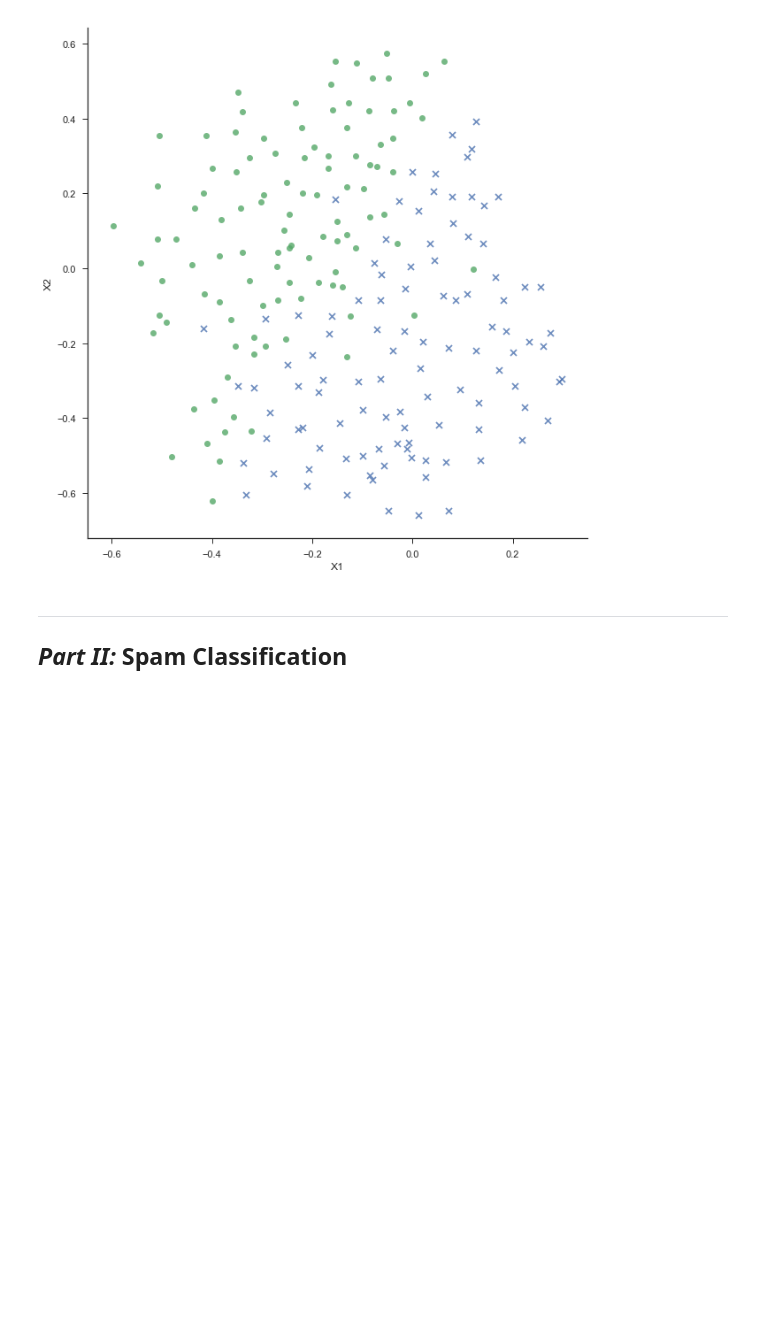
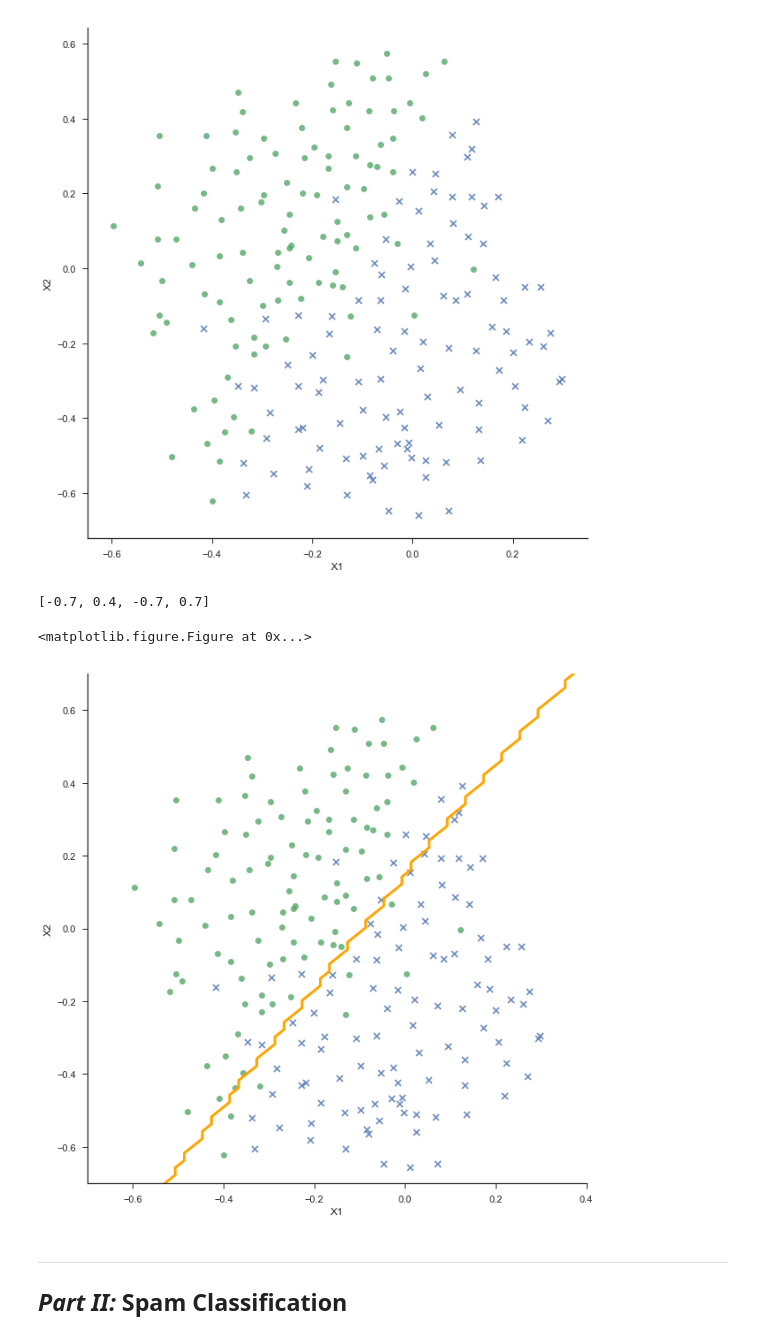
Before and after one commit to JeffMacaluso/Misc, a Jupyter notebook: MachineLearningMOOC/Ex6 Python - Support Vector Machines.ipynb, the cells around one changed output. Drawn from its saved outputs; the diff is of its cells as text; code cells hidden in the pictures; blank space fills up the shorter version.

```diff
--- a/MachineLearningMOOC/Ex6 Python - Support Vector Machines.ipynb
+++ b/MachineLearningMOOC/Ex6 Python - Support Vector Machines.ipynb
@@ -152,6 +180,40 @@ sns.lmplot(x='X1', y='X2', hue='y', markers=['x', 'o'],
 # %% [output]
 <seaborn.axisgrid.FacetGrid at 0x...>
 [figure]
+# %%
+plt.figure()
+
+sns.lmplot(x='X1', y='X2', hue='y', markers=['x', 'o'],
+                 data=df, fit_reg=False, size=9, legend=False)
+
+
+
+C = 1  # SVM regularization parameter
+clf = SVC(kernel='rbf', C=C)
+clf.fit(X, y.ravel())
+
+h = .02  # step size in the mesh
+# create a mesh to plot in
+x_min, x_max = X[:, 0].min() - 1, X[:, 0].max() + 1
+y_min, y_max = X[:, 1].min() - 1, X[:, 1].max() + 1
+xx, yy = np.meshgrid(np.arange(x_min, x_max, h),
+                     np.arange(y_min, y_max, h))
+
+# Plot the decision boundary. For that, we will assign a color to each
+# point in the mesh [x_min, m_max]x[y_min, y_max].
+Z = clf.predict(np.c_[xx.ravel(), yy.ravel()])
+
+# Put the result into a color plot
+Z = Z.reshape(xx.shape)
+
+plt.contour(xx, yy, Z, colors='orange', alpha=1, linewidths=3, levels=[0.5])
+
+# Adjusting the axes
+plt.axis([-0.7, 0.4, -0.7, 0.7])
+# %% [output]
+[-0.7, 0.4, -0.7, 0.7]
+<matplotlib.figure.Figure at 0x...>
+[figure, added]
 # %% [markdown]
 ---
 
```
Also changed, not shown: parts of 7 cells of this notebook.
